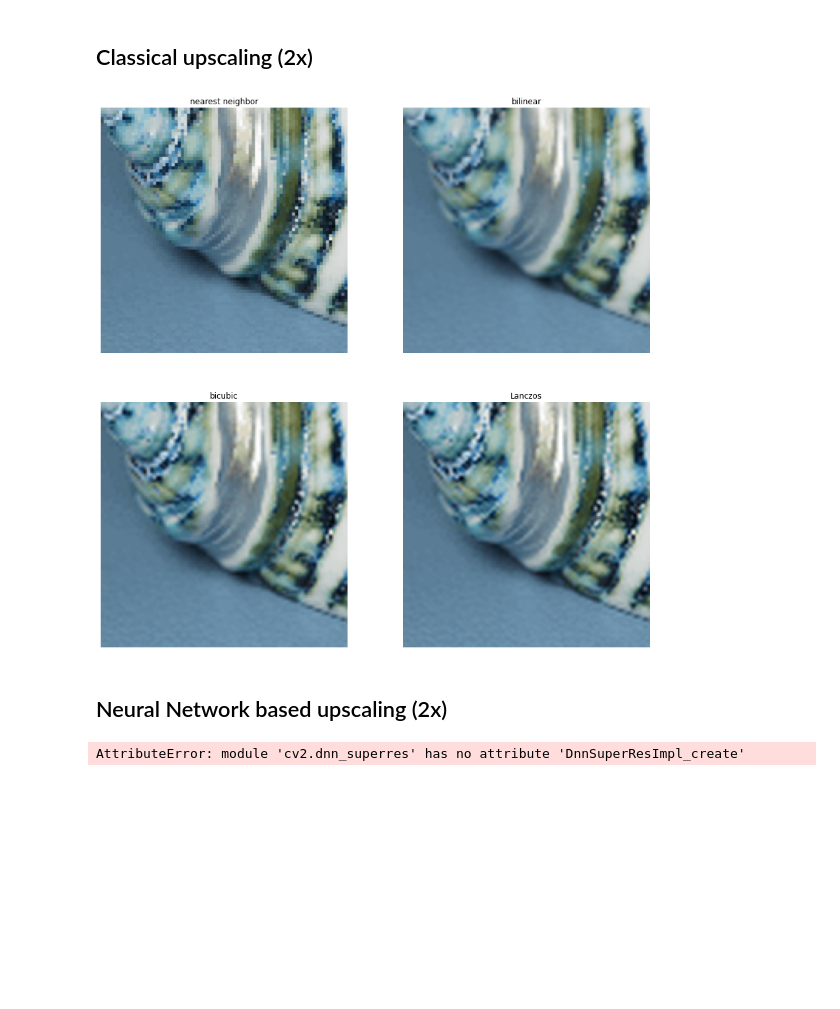
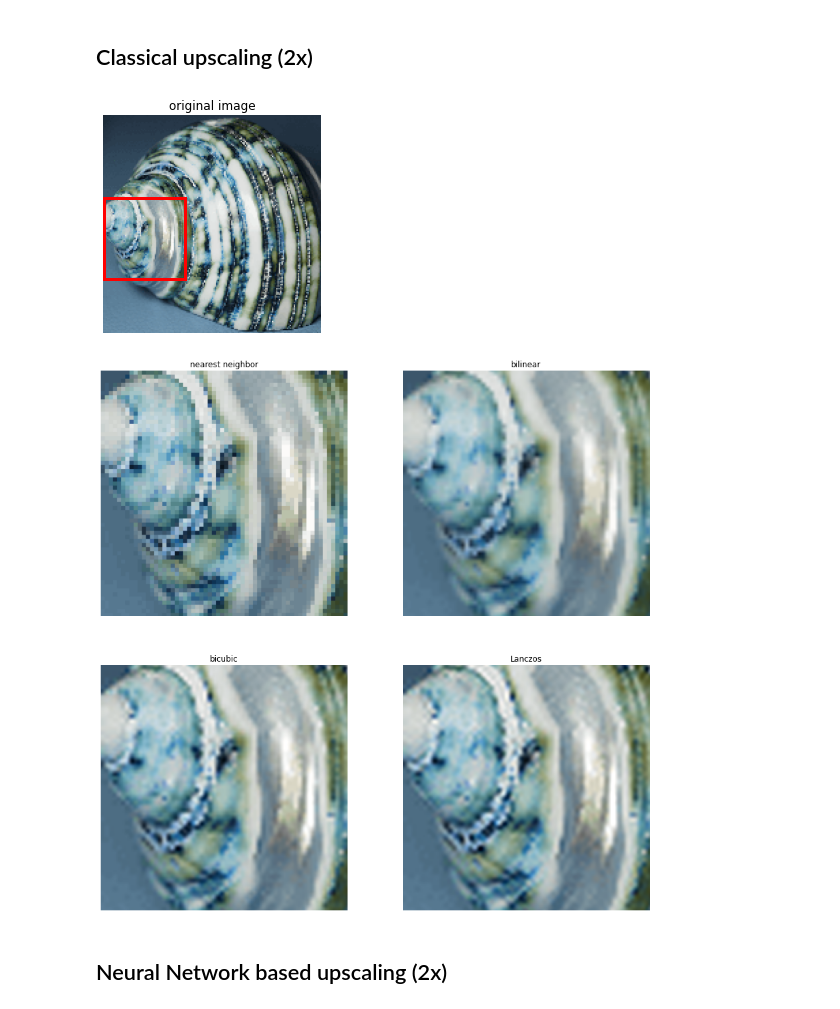
Before and after one commit to thecomputationguy/image-scaling-comparison, a Jupyter notebook: workbook.ipynb, the cells around one changed output. Cells and saved outputs as stored; diff of their text form; code cells hidden in the pictures; blank space fills up the shorter version.

```diff
--- a/workbook.ipynb
+++ b/workbook.ipynb
@@ -19,68 +20,52 @@ shape: (160, 160, 3)
 # %%
 # nearest neighbor interpolation
 
-upscaled_nn = cv2.resize(image, None, fx=2, fy=2, interpolation=cv2.INTER_NEAREST)[160:319, 0:160]
+upscaled_nn = cv2.resize(image, None, fx=4, fy=4, interpolation=cv2.INTER_NEAREST)
 
 # bilinear interpolation
 
-upscaled_bl = cv2.resize(image, None, fx=2, fy=2, interpolation=cv2.INTER_LINEAR)[160:319, 0:160]
+upscaled_bl = cv2.resize(image, None, fx=4, fy=4, interpolation=cv2.INTER_LINEAR)
 
 # bicubic interpolation
 
-upscaled_bc = cv2.resize(image, None, fx=2, fy=2, interpolation=cv2.INTER_CUBIC)[160:319, 0:160]
+upscaled_bc = cv2.resize(image, None, fx=4, fy=4, interpolation=cv2.INTER_CUBIC)
 
 # Lanczos interpolation
 
-upscaled_lc = cv2.resize(image, None, fx=2, fy=2, interpolation=cv2.INTER_LANCZOS4)[160:319, 0:160]
+upscaled_lc = cv2.resize(image, None, fx=4, fy=4, interpolation=cv2.INTER_LANCZOS4)
+
+# plot original image showing the cropped region
+
+plt.imshow(image)
+plt.gca().add_patch(Rectangle((0,60), 60, 60, linewidth=3, edgecolor='r', facecolor='none'))
+plt.title('original image')
+plt.axis('off')
+plt.savefig('./upscaled_images/original_with_bounding_box.png')
+plt.show()
 
 # plot the images in a 2x2 grid
 
 plt.figure(figsize=(15, 15))
 plt.subplot(221)
-plt.imshow(upscaled_nn)
+plt.imshow(upscaled_nn[240:479, 0:240])
 plt.title('nearest neighbor')
 plt.axis('off')
 plt.subplot(222)
-plt.imshow(upscaled_bl)
+plt.imshow(upscaled_bl[240:479, 0:240])
 plt.title('bilinear')
 plt.axis('off')
 plt.subplot(223)
-plt.imshow(upscaled_bc)
+plt.imshow(upscaled_bc[240:479, 0:240])
 plt.title('bicubic')
 plt.axis('off')
 plt.subplot(224)
-plt.imshow(upscaled_lc)
+plt.imshow(upscaled_lc[240:479, 0:240])
 plt.title('Lanczos')
 plt.axis('off')
+plt.savefig('./upscaled_images/upscaled_classical_cropped.png.png')
 plt.show()
 # %% [output]
-[figure, old version]
+[figure, new version]
+[figure, added]
 # %% [markdown]
 ## Neural Network based upscaling (2x)
-# %%
-# using OpenCV's super resolution module
-
-# load the model
-
-sr = dnn_superres.DnnSuperResImpl_create()
-sr.readModel('EDSR_x4.pb')
-sr.setModel('edsr', 2)
-
-# upscale the image
-
-upscaled_edsr = sr.upsample(image)[160:319, 0:160]
-
-# plot the images
-
-plt.figure(figsize=(15, 15))
-plt.subplot(121)
-plt.imshow(upscaled_edsr)
-plt.title('EDSR x4')
-plt.axis('off')
-plt.subplot(122)
-plt.imshow(upscaled_lc)
-plt.title('Lanczos')
-plt.axis('off')
-plt.show()
-# %% [output]
-AttributeError: module 'cv2.dnn_superres' has no attribute 'DnnSuperResImpl_create'
```
Also changed, not shown: parts of 5 cells of this notebook.
